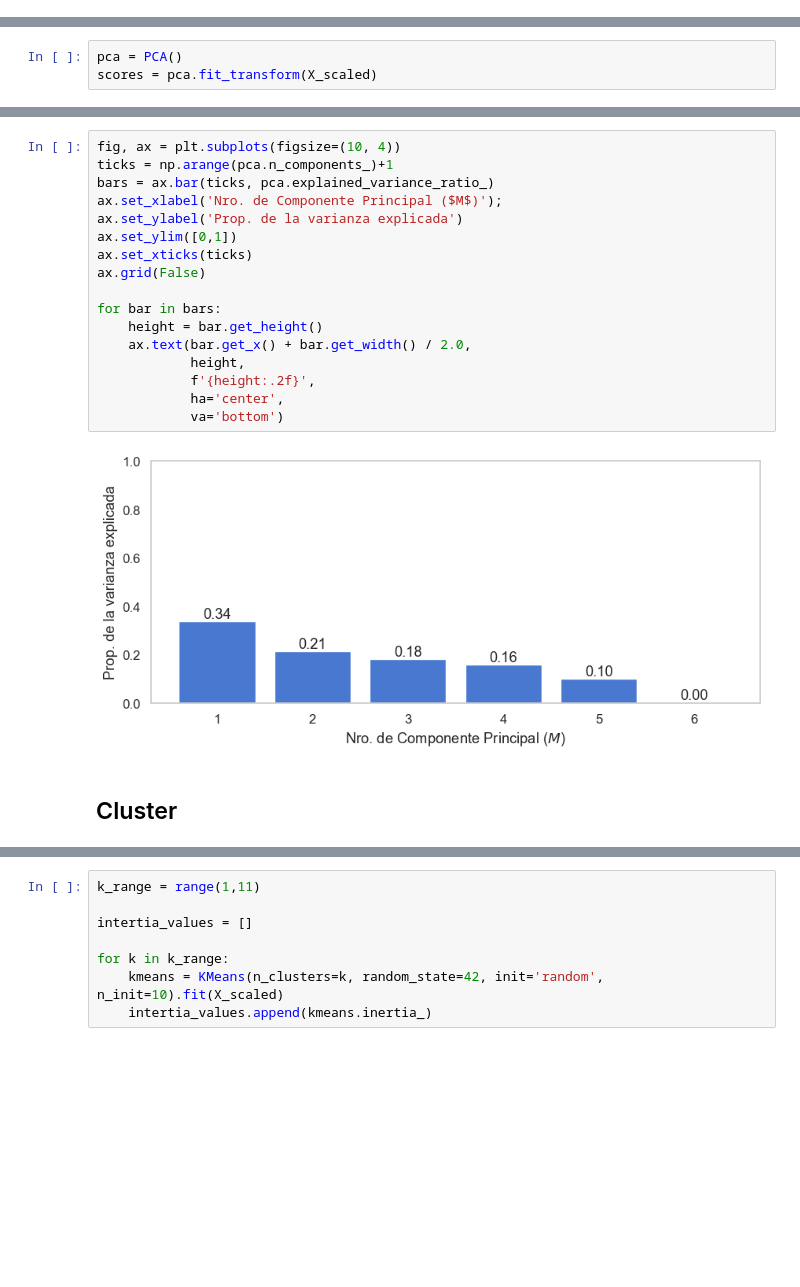
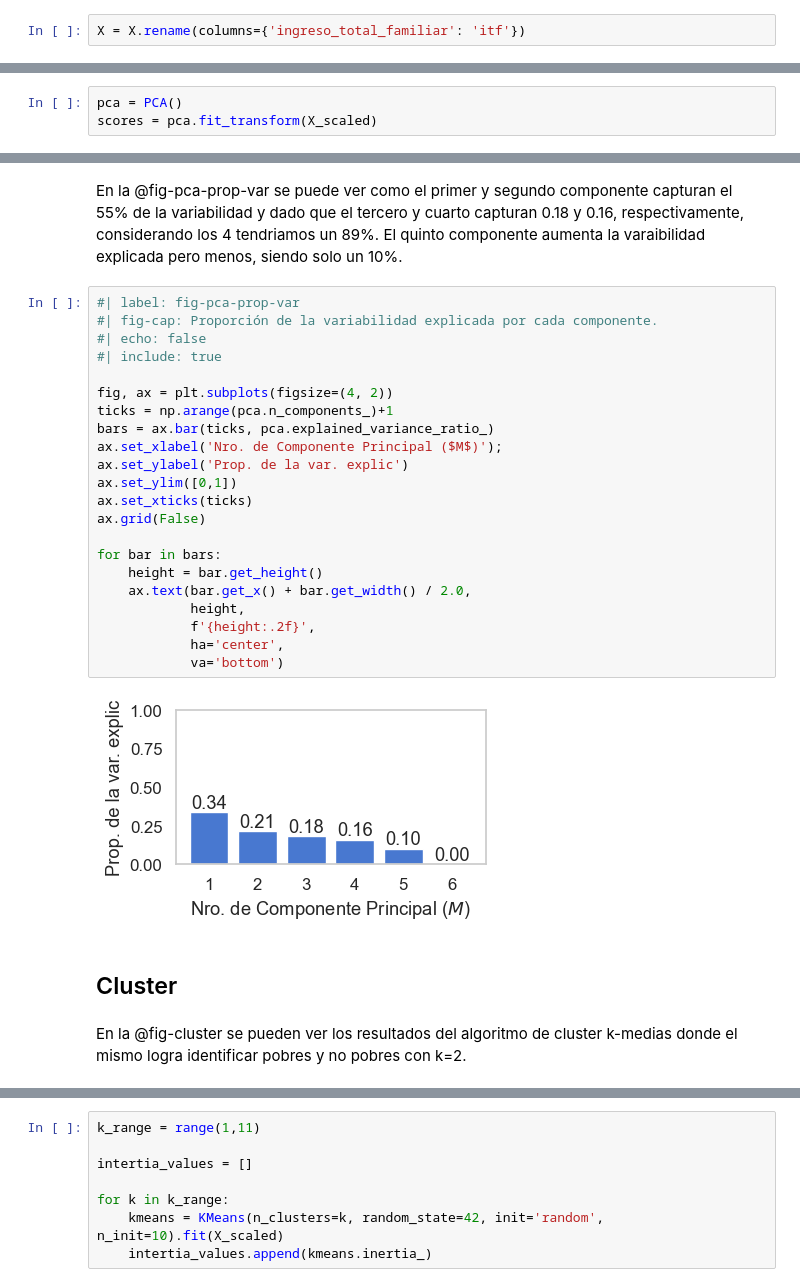
Before and after one commit to mcargnel/Big-Data-UBA-Grupo-09, a Jupyter notebook: TP2/tp2_grupo_09.ipynb, the cells around one changed output, grey strips where cells are left out. Cells and saved outputs as stored; diff of their text form; blank space fills up the shorter version.

```diff
--- a/TP2/tp2_grupo_09.ipynb
+++ b/TP2/tp2_grupo_09.ipynb
@@ -1004,3 +988,5 @@ vars_2 = ['ch06', 'edad2', 'educ','ingreso_total_familiar','horastrab', 'ix_tot'
 X = respondieron[vars_2].copy()
 
 X.dropna(inplace=True)
+# %%
+X = X.rename(columns={'ingreso_total_familiar': 'itf'})
@@ -1056,22 +1060,31 @@ plt.show()
+# %% [markdown]
+En la @fig-pca-prop-var se puede ver como el primer y segundo componente capturan el 55% de la variabilidad y dado que el tercero y cuarto capturan 0.18 y 0.16, respectivamente, considerando los 4 tendriamos un 89%. El quinto componente aumenta la varaibilidad explicada pero menos, siendo solo un 10%.
 # %%
-fig, ax = plt.subplots(figsize=(10, 4))
+#| label: fig-pca-prop-var
+#| fig-cap: Proporción de la variabilidad explicada por cada componente.
+#| echo: false
+#| include: true
+
+fig, ax = plt.subplots(figsize=(4, 2))
 ticks = np.arange(pca.n_components_)+1
 bars = ax.bar(ticks, pca.explained_variance_ratio_)
 ax.set_xlabel('Nro. de Componente Principal ($M$)');
-ax.set_ylabel('Prop. de la varianza explicada')
+ax.set_ylabel('Prop. de la var. explic')
 ax.set_ylim([0,1])
 ax.set_xticks(ticks)
 ax.grid(False)
 
 for bar in bars:
     height = bar.get_height()
     ax.text(bar.get_x() + bar.get_width() / 2.0,
             height,
             f'{height:.2f}',
             ha='center',
             va='bottom')
 # %% [output]
-[figure, old version]
+[figure, new version]
 # %% [markdown]
 ## Cluster
+# %% [markdown]
+En la @fig-cluster se pueden ver los resultados del algoritmo de cluster k-medias donde el mismo logra identificar pobres y no pobres con k=2.
 # %%
```
Also changed, not shown: parts of 23 cells of this notebook, 2 other files.
